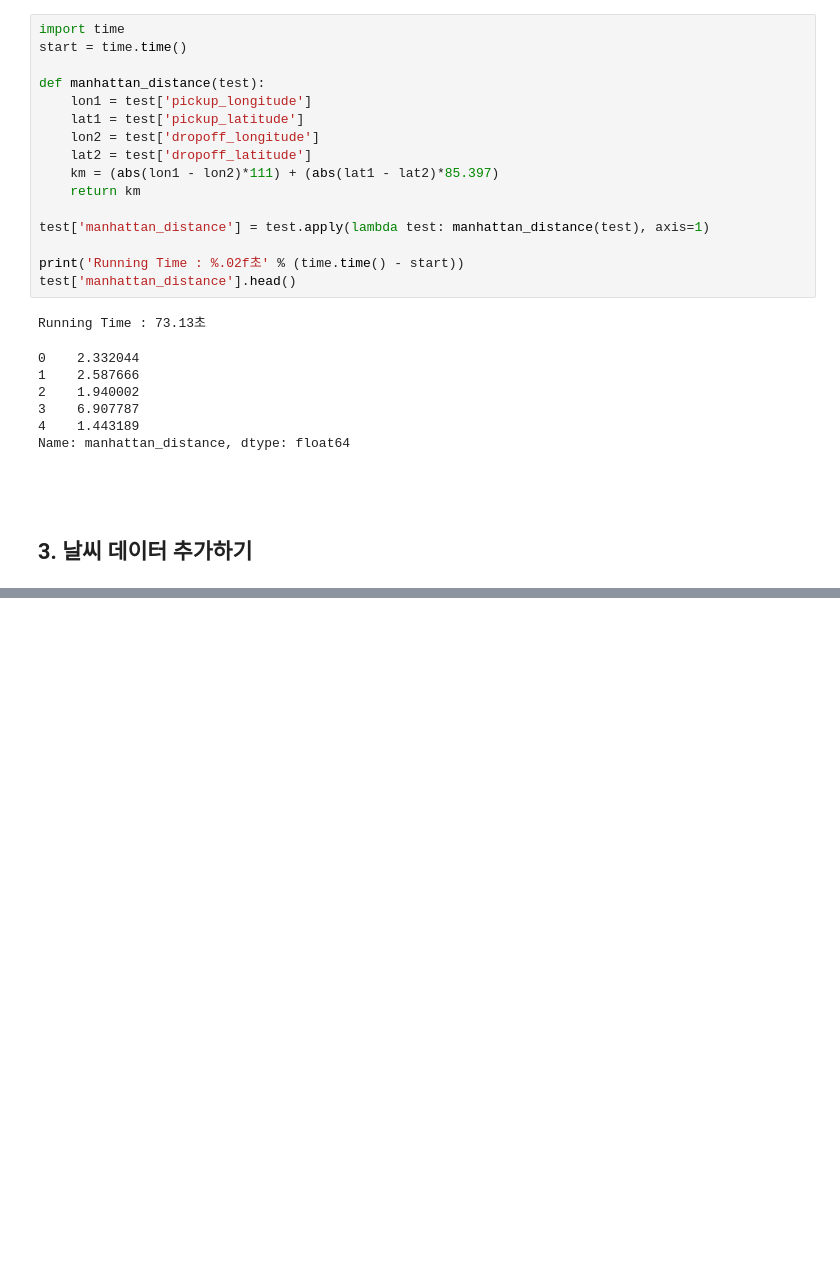
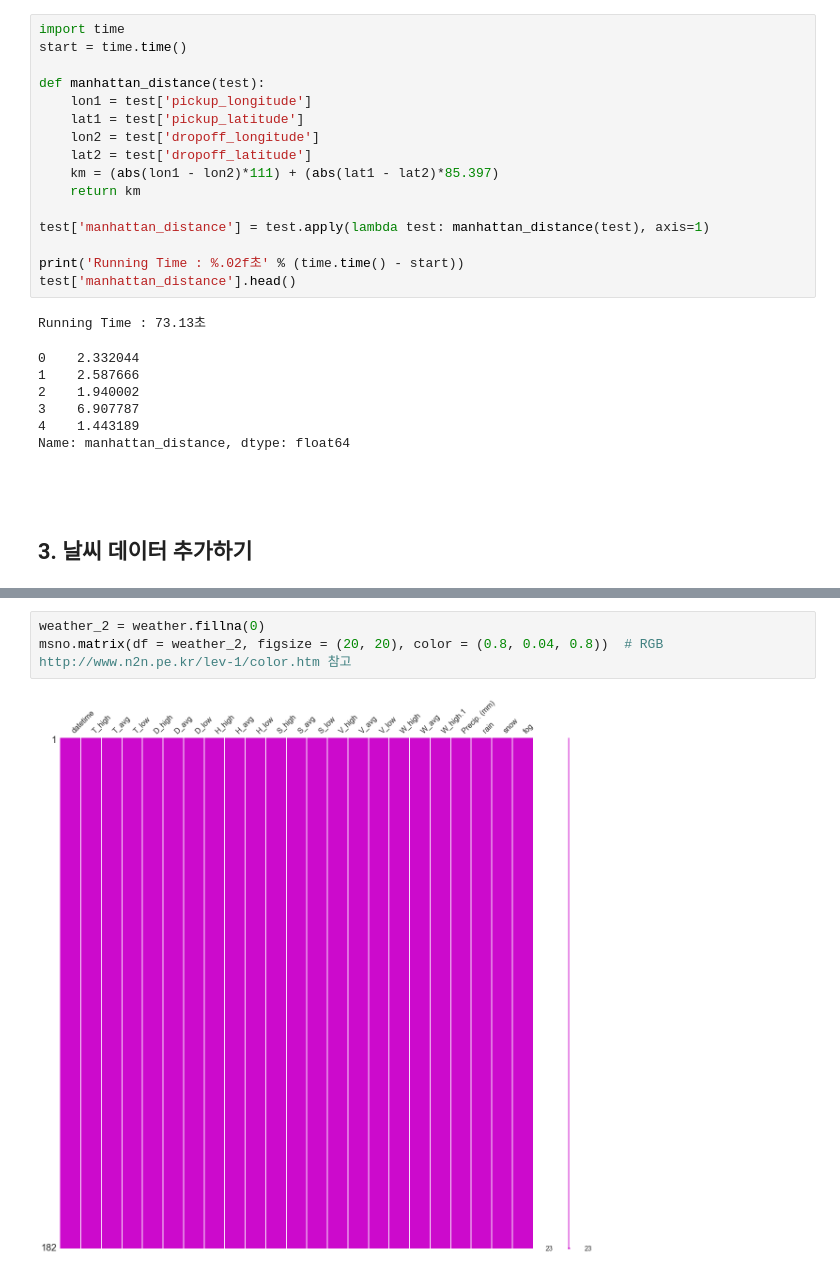
Before and after one commit to todagi/DataScience_with_Kaggle, a Jupyter notebook: New York City Taxi Trip Duration/New York City Taxi Trip Duration 03 - 2nd EDA .ipynb, the cells around one changed output, grey strips where cells are left out. Drawn from its saved outputs; the diff is of its cells as text; blank space fills up the shorter version.

```diff
--- a/New York City Taxi Trip Duration/New York City Taxi Trip Duration 03 - 2nd EDA .ipynb
+++ b/New York City Taxi Trip Duration/New York City Taxi Trip Duration 03 - 2nd EDA .ipynb
@@ -209,0 +349,5 @@ Name: manhattan_distance, dtype: float64
+# %%
+weather_2 = weather.fillna(0)
+msno.matrix(df = weather_2, figsize = (20, 20), color = (0.8, 0.04, 0.8))  # RGB http://www.n2n.pe.kr/lev-1/color.htm 참고
+# %% [output]
+[figure, added]
```
Also changed, not shown: parts of 37 cells of this notebook.
